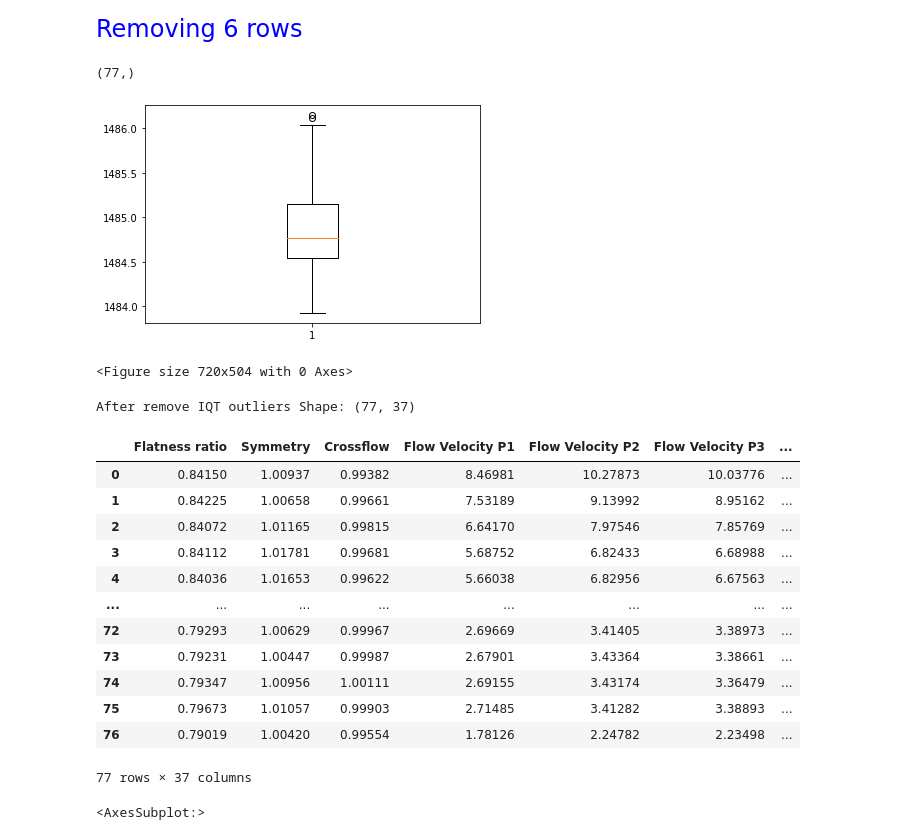
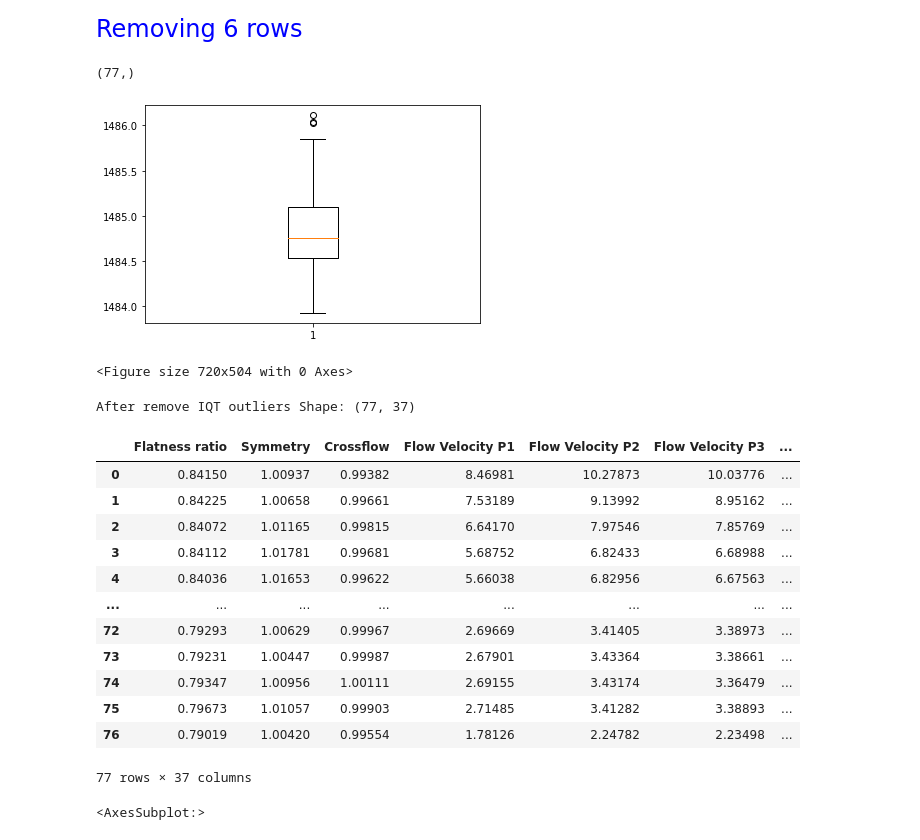
Before and after one commit to goldslime123/csc3005-DA, a Jupyter notebook: MeterA.ipynb, the cells around one changed output. Cells and saved outputs as stored; diff of their text form; code cells hidden in the pictures.

```diff
--- a/MeterA.ipynb
+++ b/MeterA.ipynb
@@ -202,21 +203,21 @@ Name: Speed of Sound P1, dtype: float64
 # %% [markdown]
 <font size="5" color='blue'> Removing 6 rows</font>
 # %%
-data_no_outlier.drop(data_no_outlier.index[[17,18,29,65,66,67]],inplace=True)
+data_no_outlier.drop(data_no_outlier.index[[17,18,19,65,66,67]],inplace=True)
 data_no_outlier = data_no_outlier.reset_index(drop=True)
 
 val_2 = data_no_outlier['Speed of Sound P1']
 print(val_2.shape)
 plt.boxplot(val_2)
 fig = plt.figure(figsize =(10, 7))
 plt.show()
 
 
 print('After remove IQT outliers Shape: '+str(data_no_outlier.shape))
 data_no_outlier
 # %% [output]
 (77,)
-[figure, old version]
+[figure, new version]
 <Figure size 720x504 with 0 Axes>
 After remove IQT outliers Shape: (77, 37)
 |  | Flatness ratio | Symmetry | Crossflow | Flow Velocity P1 | Flow Velocity P2 | Flow Velocity P3 | ... |
```
Also changed, not shown: parts of 29 cells of this notebook.
